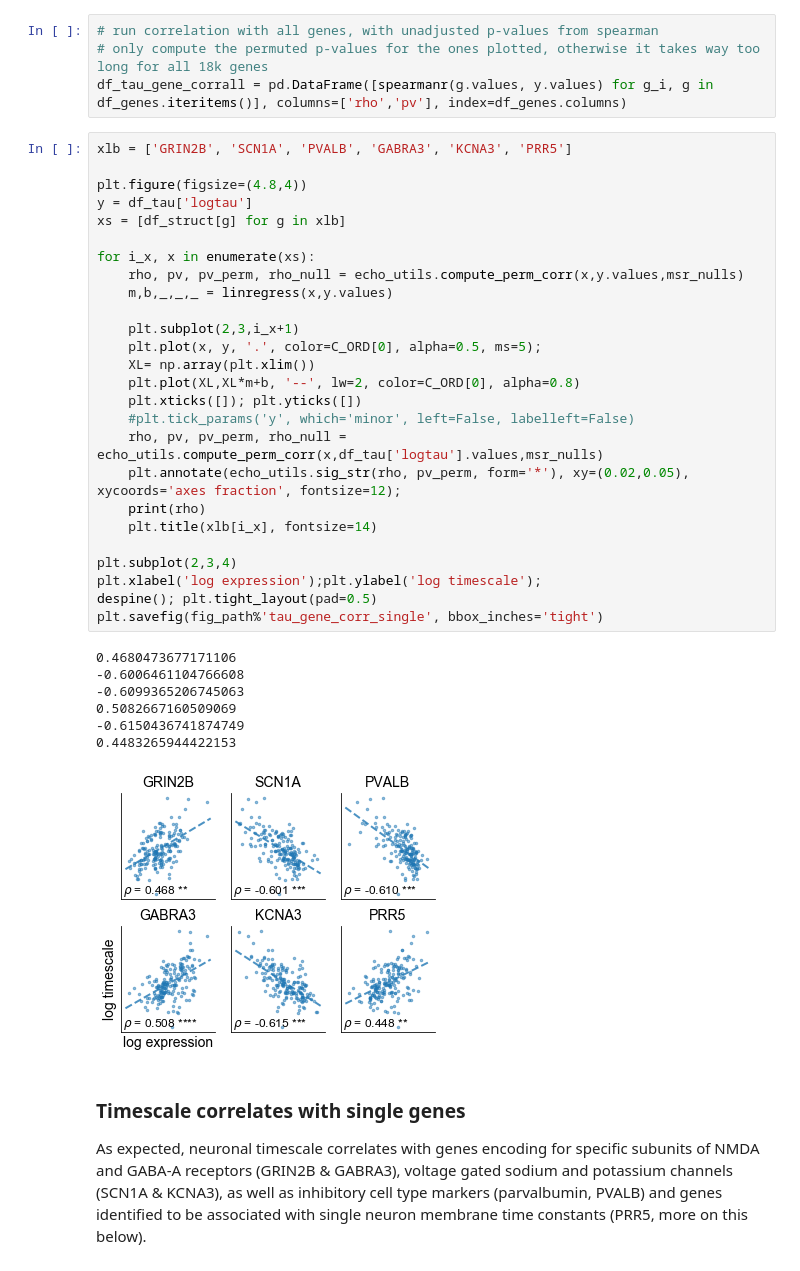
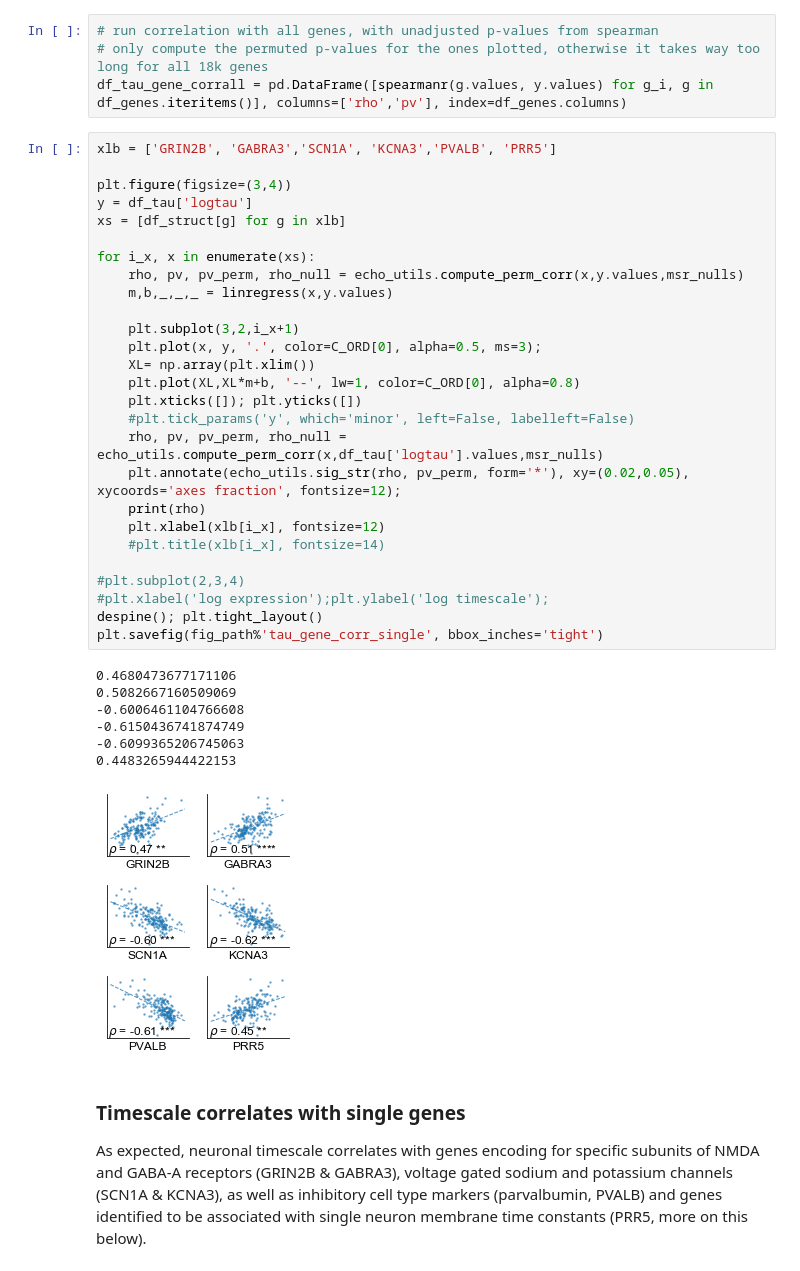
Before and after one commit to rdgao/field-echos, a Jupyter notebook: notebooks/3_viz_human_structural.ipynb, the cells around one changed output. Drawn from its saved outputs; the diff is of its cells as text.

Commit message:
changed some figure dimensions;

```diff
--- a/notebooks/3_viz_human_structural.ipynb
+++ b/notebooks/3_viz_human_structural.ipynb
@@ -447,39 +447,40 @@ Extracellular voltage fluctuations measured via LFP and ECoG are predominantly c
 # only compute the permuted p-values for the ones plotted, otherwise it takes way too long for all 18k genes
 df_tau_gene_corrall = pd.DataFrame([spearmanr(g.values, y.values) for g_i, g in df_genes.iteritems()], columns=['rho','pv'], index=df_genes.columns)
 # %%
-xlb = ['GRIN2B', 'SCN1A', 'PVALB', 'GABRA3', 'KCNA3', 'PRR5']
+xlb = ['GRIN2B', 'GABRA3','SCN1A', 'KCNA3','PVALB', 'PRR5']
 
-plt.figure(figsize=(4.8,4))
+plt.figure(figsize=(3,4))
 y = df_tau['logtau']
 xs = [df_struct[g] for g in xlb]
 
 for i_x, x in enumerate(xs):
     rho, pv, pv_perm, rho_null = echo_utils.compute_perm_corr(x,y.values,msr_nulls)
     m,b,_,_,_ = linregress(x,y.values)
 
-    plt.subplot(2,3,i_x+1)
-    plt.plot(x, y, '.', color=C_ORD[0], alpha=0.5, ms=5);
+    plt.subplot(3,2,i_x+1)
+    plt.plot(x, y, '.', color=C_ORD[0], alpha=0.5, ms=3);
     XL= np.array(plt.xlim())
-    plt.plot(XL,XL*m+b, '--', lw=2, color=C_ORD[0], alpha=0.8)
+    plt.plot(XL,XL*m+b, '--', lw=1, color=C_ORD[0], alpha=0.8)
     plt.xticks([]); plt.yticks([])
     #plt.tick_params('y', which='minor', left=False, labelleft=False)
     rho, pv, pv_perm, rho_null = echo_utils.compute_perm_corr(x,df_tau['logtau'].values,msr_nulls)
     plt.annotate(echo_utils.sig_str(rho, pv_perm, form='*'), xy=(0.02,0.05), xycoords='axes fraction', fontsize=12);
     print(rho)
-    plt.title(xlb[i_x], fontsize=14)
+    plt.xlabel(xlb[i_x], fontsize=12)
+    #plt.title(xlb[i_x], fontsize=14)
 
-plt.subplot(2,3,4)
-plt.xlabel('log expression');plt.ylabel('log timescale');
-despine(); plt.tight_layout(pad=0.5)
+#plt.subplot(2,3,4)
+#plt.xlabel('log expression');plt.ylabel('log timescale');
+despine(); plt.tight_layout()
 plt.savefig(fig_path%'tau_gene_corr_single', bbox_inches='tight')
 # %% [output]
 0.4680473677171106
+0.5082667160509069
 -0.6006461104766608
+-0.6150436741874749
 -0.6099365206745063
-0.5082667160509069
--0.6150436741874749
 0.4483265944422153
-[figure, old version]
+[figure, new version]
 # %% [markdown]
 ### Timescale correlates with single genes
 As expected, neuronal timescale correlates with genes encoding for specific subunits of NMDA and GABA-A receptors (GRIN2B & GABRA3), voltage gated sodium and potassium channels (SCN1A & KCNA3), as well as inhibitory cell type markers (parvalbumin, PVALB) and genes identified to be associated with single neuron membrane time constants (PRR5, more on this below).
```
Also changed, not shown: 2 other files.
